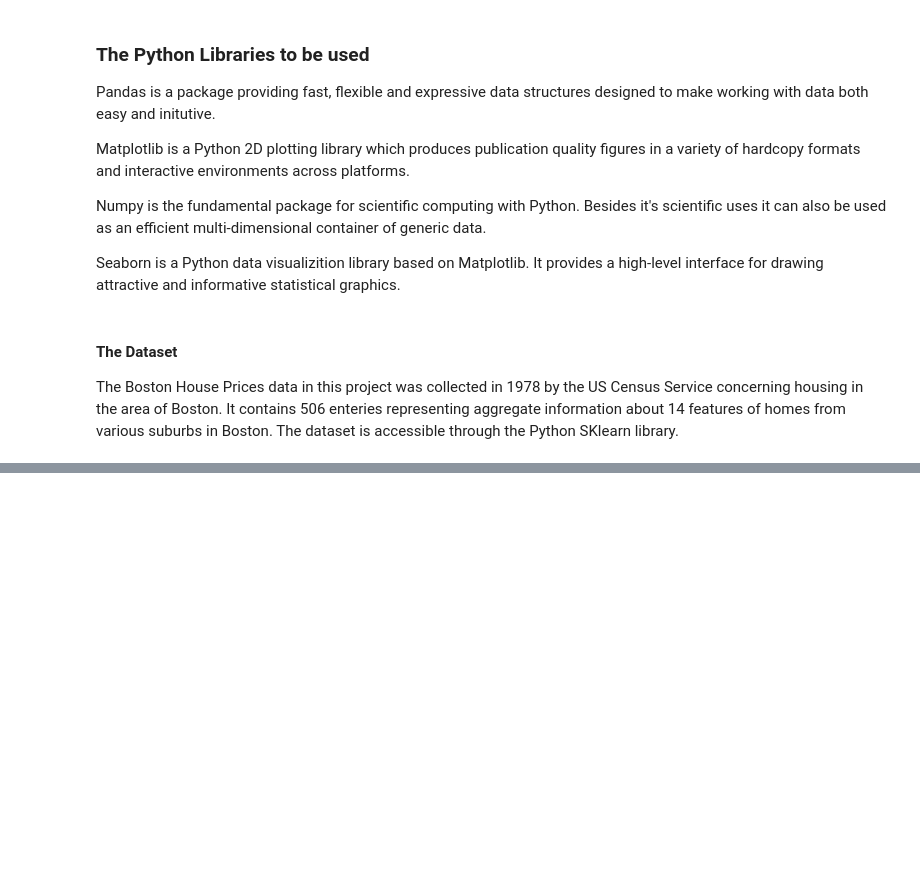
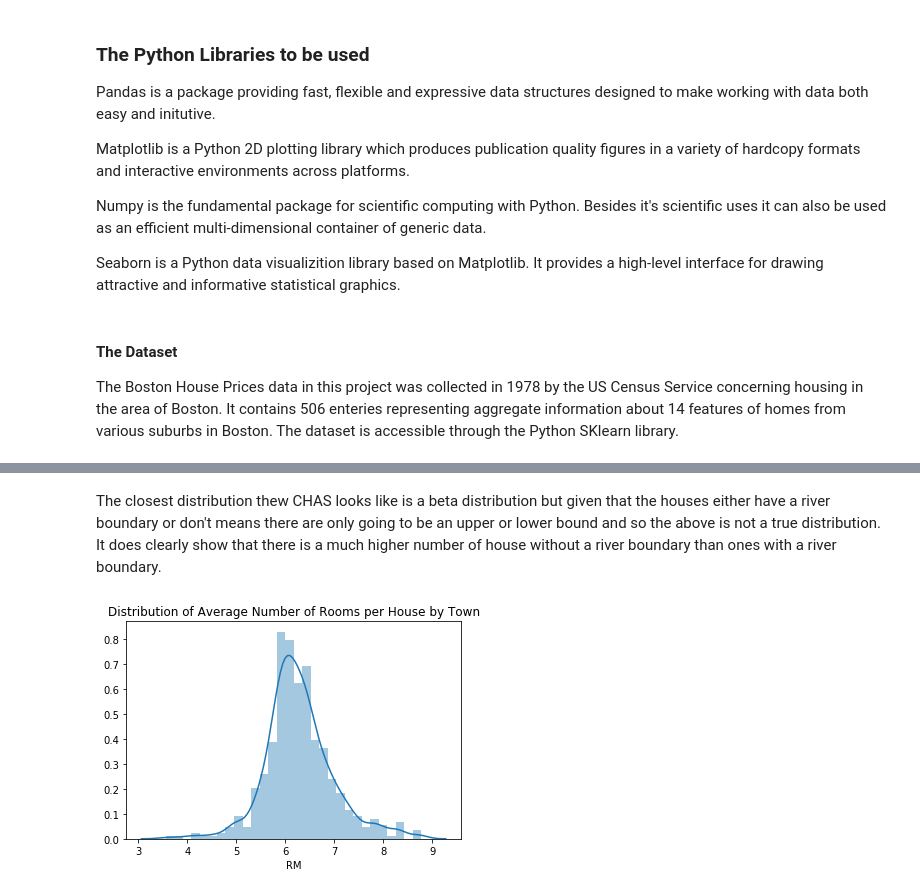
Before and after one commit to TommyVaughan/Boston-House-Prices, a Jupyter notebook: Machine Learning & Statistics - Boston House Prices.ipynb, the cells around one changed output, grey strips where cells are left out. Cells and saved outputs as stored; diff of their text form; code cells hidden in the pictures; blank space fills up the shorter version.

```diff
--- a/Machine Learning & Statistics - Boston House Prices.ipynb
+++ b/Machine Learning & Statistics - Boston House Prices.ipynb
@@ -81,0 +157,8 @@ df.describe() # A look at the statistics of the data
+# %% [markdown]
+The closest distribution thew CHAS looks like is a beta distribution but given that the houses either have a river boundary or don't means there are only going to be an upper or lower bound and so the above is not a true distribution. It does clearly show that there is a much higher number of house without a river boundary than ones with a river boundary.
+# %%
+sns.distplot(boston1['RM'], bins=30)
+plt.title ("Distribution of Average Number of Rooms per House by Town")
+plt.show()
+# %% [output]
+[figure, added]
```
Also changed, not shown: parts of 20 cells of this notebook.
